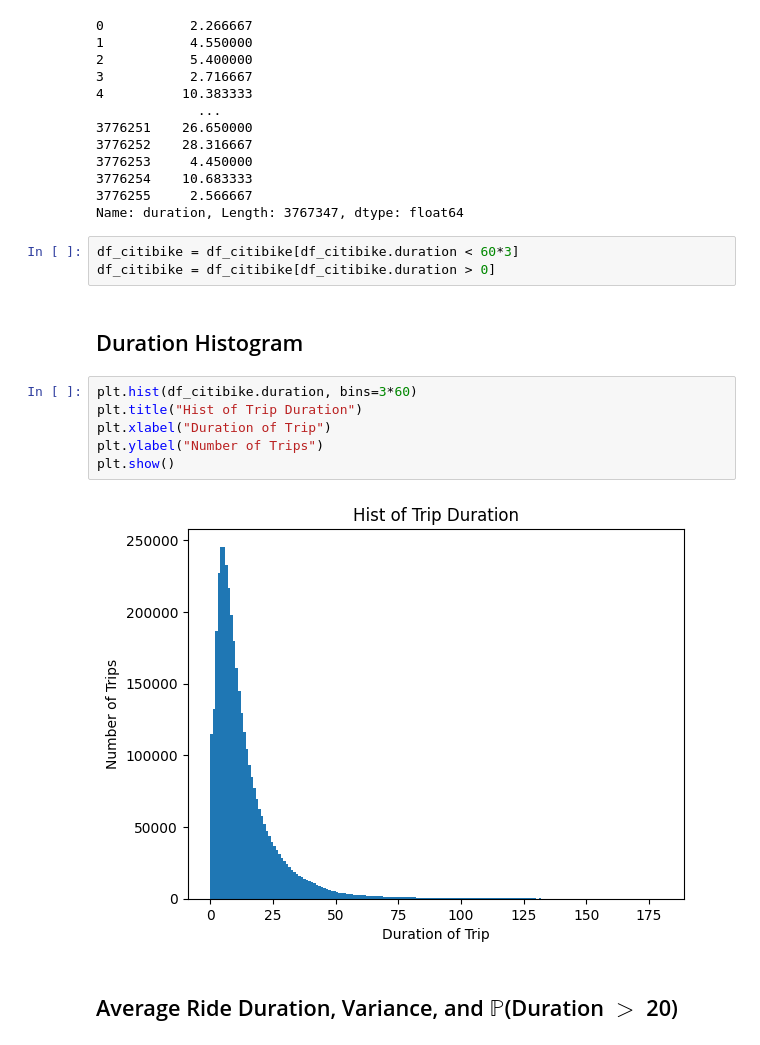
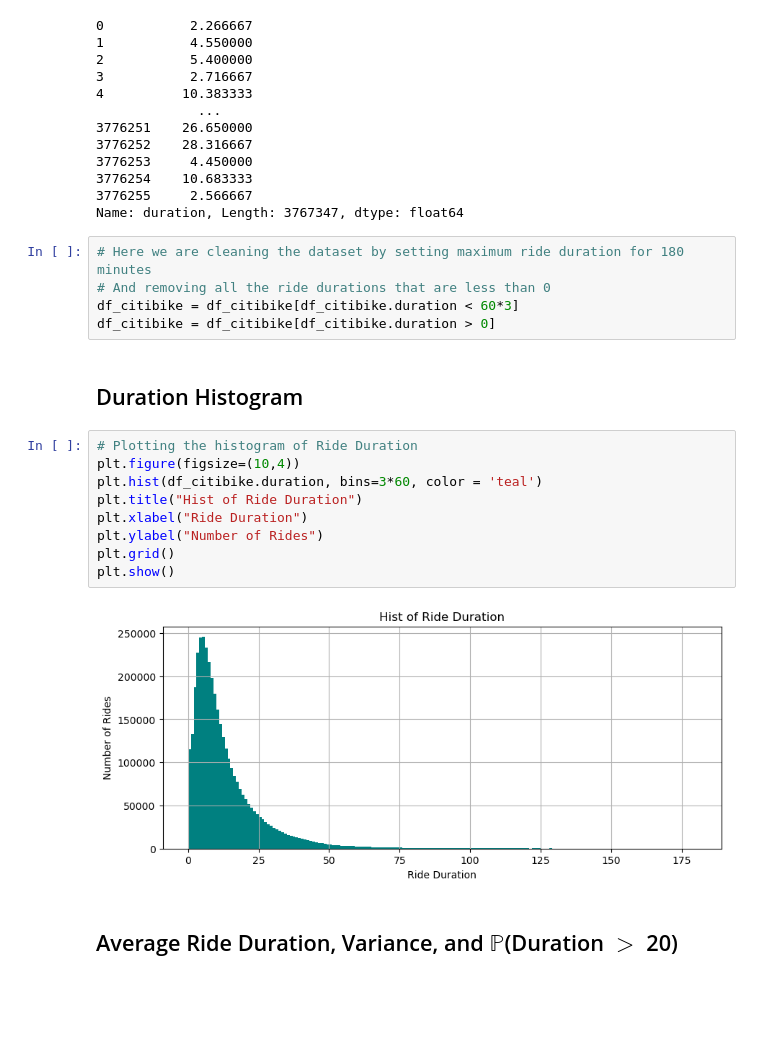
Before and after one commit to bwoody13/nyc-citibike-markovchain, a Jupyter notebook: project.ipynb, the cells around one changed output. Cells and saved outputs as stored; diff of their text form; blank space fills up the shorter version.

Commit message:
added comments, created stationary dist plot

```diff
--- a/project.ipynb
+++ b/project.ipynb
@@ -64,18 +64,23 @@ df_citibike.duration
 3776255     2.566667
 Name: duration, Length: 3767347, dtype: float64
 # %%
+# Here we are cleaning the dataset by setting maximum ride duration for 180 minutes
+# And removing all the ride durations that are less than 0
 df_citibike = df_citibike[df_citibike.duration < 60*3]
 df_citibike = df_citibike[df_citibike.duration > 0]
 # %% [markdown]
 ## Duration Histogram
 # %%
-plt.hist(df_citibike.duration, bins=3*60)
-plt.title("Hist of Trip Duration")
-plt.xlabel("Duration of Trip")
-plt.ylabel("Number of Trips")
+# Plotting the histogram of Ride Duration
+plt.figure(figsize=(10,4))
+plt.hist(df_citibike.duration, bins=3*60, color = 'teal')
+plt.title("Hist of Ride Duration")
+plt.xlabel("Ride Duration")
+plt.ylabel("Number of Rides")
+plt.grid()
 plt.show()
 # %% [output]
-[figure, old version]
+[figure, new version]
 # %% [markdown]
 ## Average Ride Duration, Variance, and $\mathbb{P}$(Duration $>$ 20)
 # %%
```
Also changed, not shown: parts of 25 cells of this notebook, 1 other file.
